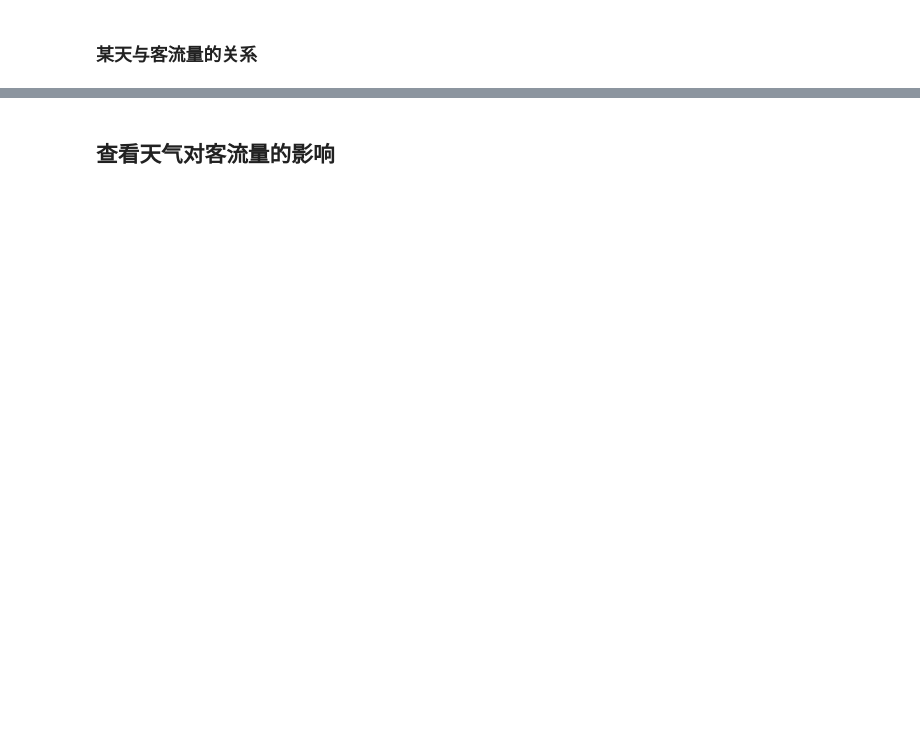
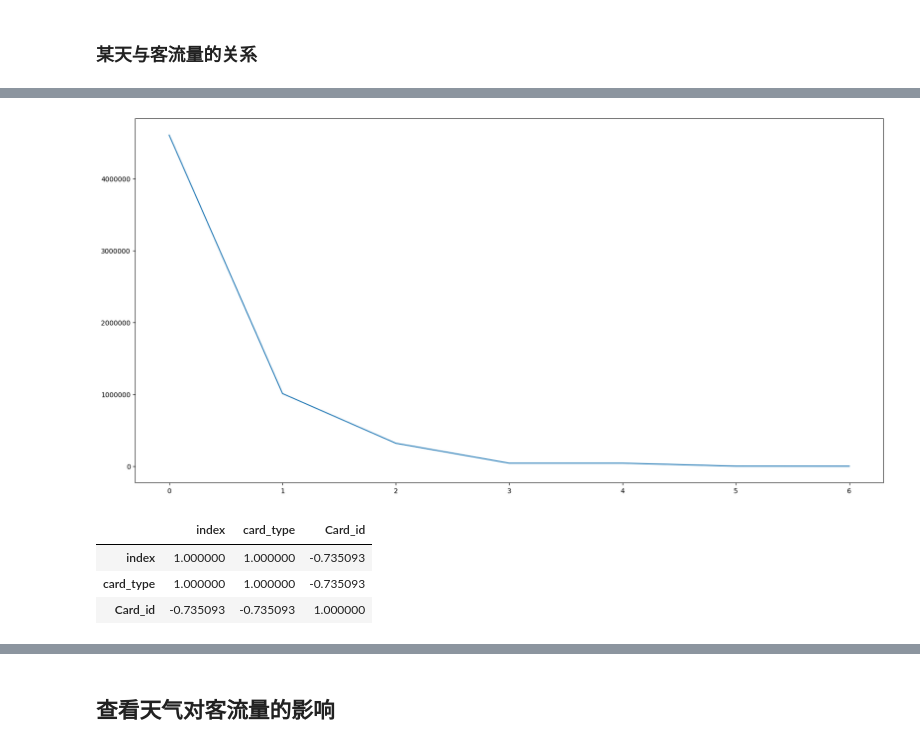
Before and after one commit to yanlingpy/Bus, a Jupyter notebook: code/bus.ipynb, the cells around one changed output, grey strips where cells are left out. Saved outputs shown, nothing was run; the diff lists cells and outputs as text; code cells hidden in the pictures; blank space fills up the shorter version.

```diff
--- a/code/bus.ipynb
+++ b/code/bus.ipynb
@@ -119,0 +189,2 @@ plt.show()
+# %%
+cardmap={'普通卡':0,'老人卡':1,'学生卡':2,'残疾卡':3,'员工卡':4,'治安监督卡':5,'军属卡':6}
@@ -119,0 +207,9 @@ plt.show()
+# %%
+def get_card_type(card):
+    for key,value in cardmap.items():
+        if card==key:
+            card=value
+    return card
+# %%
+line_281_data['card_type']=line_281_data['Card_type'].apply(get_card_type)
+line_281_data
@@ -119,0 +235,4 @@ plt.show()
+# %%
+line_281_passengerbycard = line_281_data.groupby('card_type').count()['Card_id']
+line_281_passengerbycard = pd.DataFrame(line_281_passengerbycard).reset_index()
+line_281_passengerbycard
@@ -119,0 +248,14 @@ plt.show()
+# %%
+plt.figure(figsize=(20,10),dpi=100)
+plt.plot(line_281_passengerbycard['card_type'],line_281_passengerbycard['Card_id'])
+plt.show()
+# %% [output]
+[figure, added]
+# %%
+line_281_passengerbycard=pd.DataFrame(line_281_passengerbycard).reset_index()
+line_281_passengerbycard.corr()
+# %% [output]
+|  | index | card_type | Card_id |
+| index | 1.000000 | 1.000000 | -0.735093 |
+| card_type | 1.000000 | 1.000000 | -0.735093 |
+| Card_id | -0.735093 | -0.735093 | 1.000000 |
```
Also changed, not shown: parts of 104 cells of this notebook.
